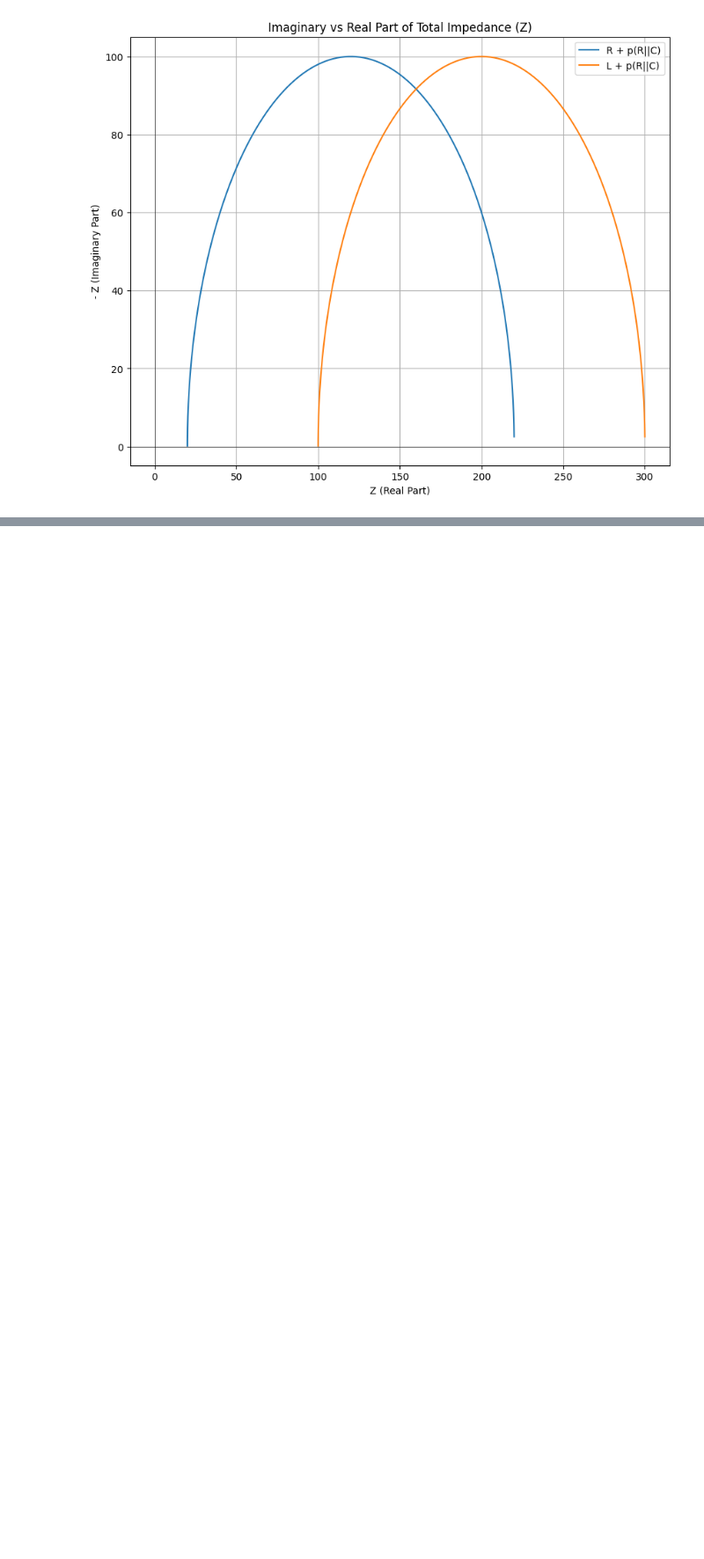
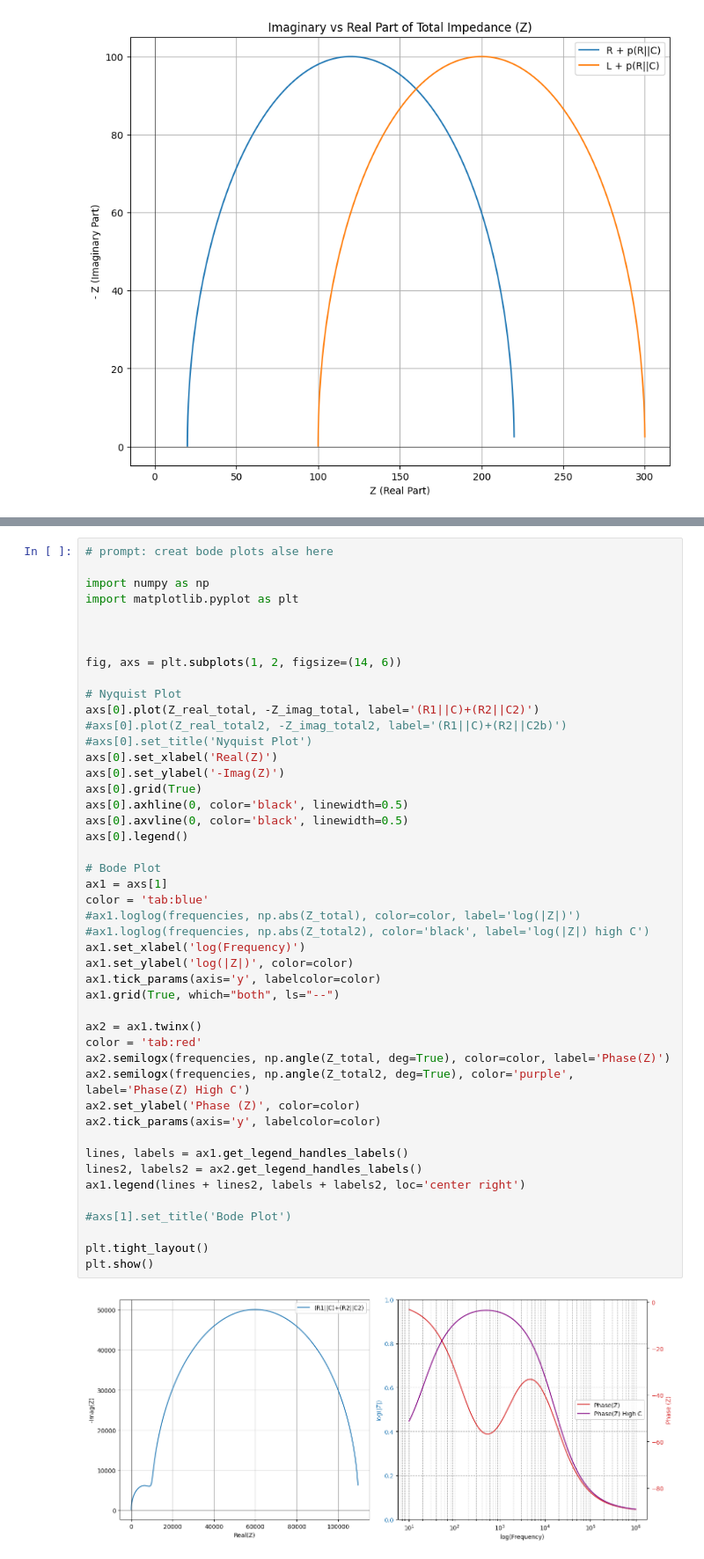
Before and after one commit to Tor91/EIS, a Jupyter notebook: EIS.ipynb, the cells around one changed output, grey strips where cells are left out. Shown at 88% size. Drawn from its saved outputs; the diff is of its cells as text; blank space fills up the shorter version.

```diff
--- a/EIS.ipynb
+++ b/EIS.ipynb
@@ -849,0 +852,48 @@ plt.show()
+# %%
+# prompt: creat bode plots alse here
+
+import numpy as np
+import matplotlib.pyplot as plt
+
+
+
+fig, axs = plt.subplots(1, 2, figsize=(14, 6))
+
+# Nyquist Plot
+axs[0].plot(Z_real_total, -Z_imag_total, label='(R1||C)+(R2||C2)')
+#axs[0].plot(Z_real_total2, -Z_imag_total2, label='(R1||C)+(R2||C2b)')
+#axs[0].set_title('Nyquist Plot')
+axs[0].set_xlabel('Real(Z)')
+axs[0].set_ylabel('-Imag(Z)')
+axs[0].grid(True)
+axs[0].axhline(0, color='black', linewidth=0.5)
+axs[0].axvline(0, color='black', linewidth=0.5)
+axs[0].legend()
+
+# Bode Plot
+ax1 = axs[1]
+color = 'tab:blue'
+#ax1.loglog(frequencies, np.abs(Z_total), color=color, label='log(|Z|)')
+#ax1.loglog(frequencies, np.abs(Z_total2), color='black', label='log(|Z|) high C')
+ax1.set_xlabel('log(Frequency)')
+ax1.set_ylabel('log(|Z|)', color=color)
+ax1.tick_params(axis='y', labelcolor=color)
+ax1.grid(True, which="both", ls="--")
+
+ax2 = ax1.twinx()
+color = 'tab:red'
+ax2.semilogx(frequencies, np.angle(Z_total, deg=True), color=color, label='Phase(Z)')
+ax2.semilogx(frequencies, np.angle(Z_total2, deg=True), color='purple', label='Phase(Z) High C')
+ax2.set_ylabel('Phase (Z)', color=color)
+ax2.tick_params(axis='y', labelcolor=color)
+
+lines, labels = ax1.get_legend_handles_labels()
+lines2, labels2 = ax2.get_legend_handles_labels()
+ax1.legend(lines + lines2, labels + labels2, loc='center right')
+
+#axs[1].set_title('Bode Plot')
+
+plt.tight_layout()
+plt.show()
+# %% [output]
+[figure, added]
```
Also changed, not shown: parts of 3 cells of this notebook.
